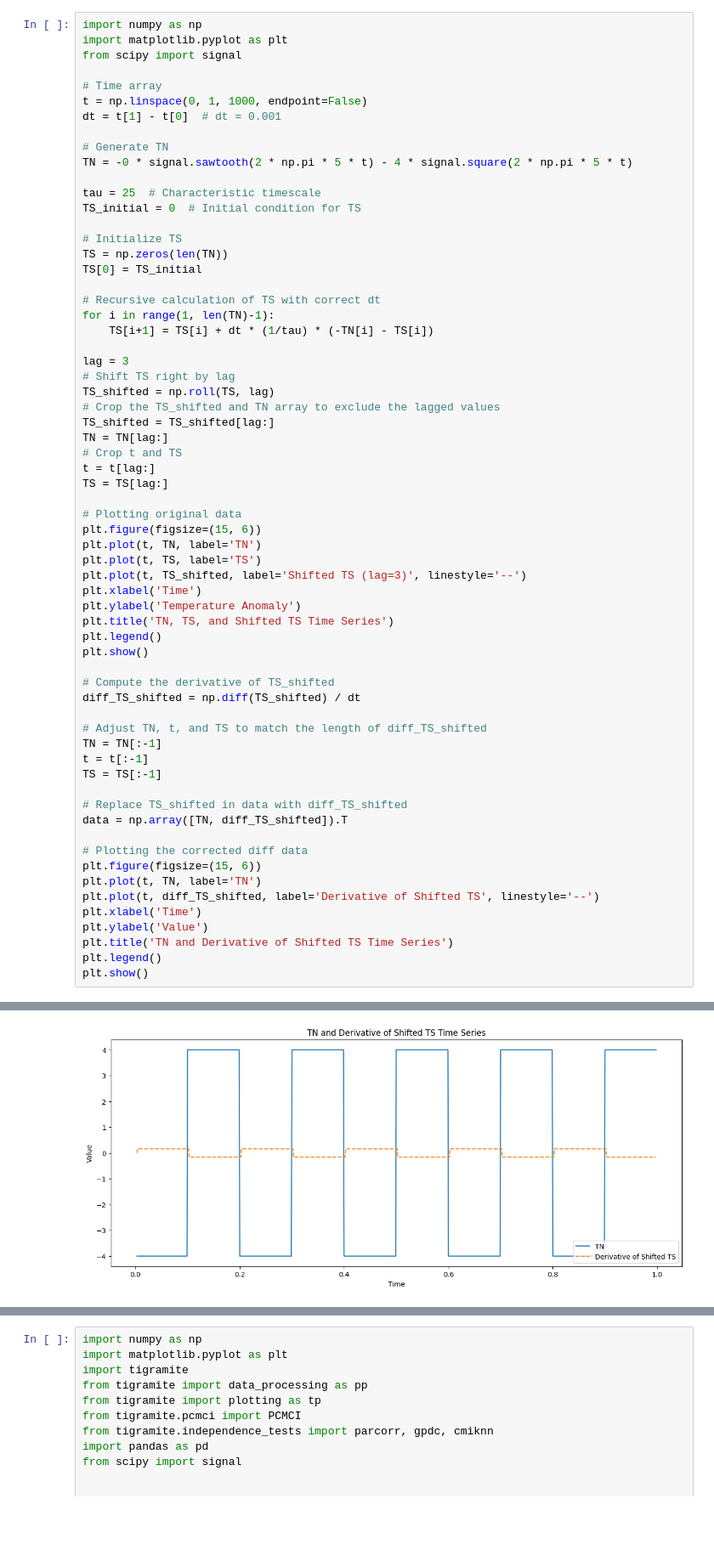
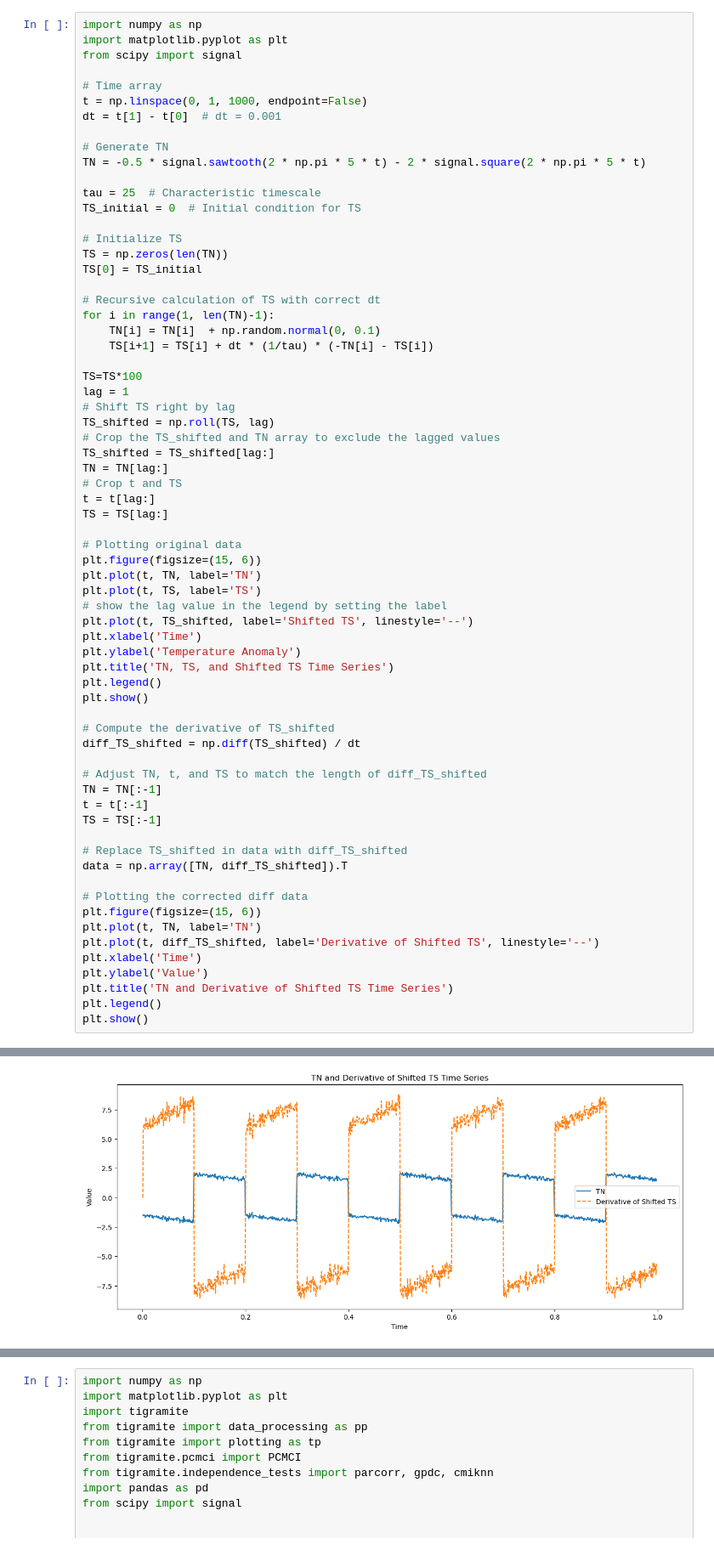
Before and after one commit to Peisong-Zheng/DO_causality, a Jupyter notebook: lag_SJ03_test_v2.ipynb, the cells around one changed output, grey strips where cells are left out. Shown at 85% size. Drawn from its saved outputs; the diff is of its cells as text; blank space fills up the shorter version.

```diff
--- a/lag_SJ03_test_v2.ipynb
+++ b/lag_SJ03_test_v2.ipynb
@@ -8,7 +252,7 @@ t = np.linspace(0, 1, 1000, endpoint=False)
 dt = t[1] - t[0]  # dt = 0.001
 
 # Generate TN
-TN = -0 * signal.sawtooth(2 * np.pi * 5 * t) - 4 * signal.square(2 * np.pi * 5 * t)
+TN = -0.5 * signal.sawtooth(2 * np.pi * 5 * t) - 2 * signal.square(2 * np.pi * 5 * t)
 
 tau = 25  # Characteristic timescale
 TS_initial = 0  # Initial condition for TS
@@ -19,9 +263,11 @@ TS[0] = TS_initial
 
 # Recursive calculation of TS with correct dt
 for i in range(1, len(TN)-1):
+    TN[i] = TN[i]  + np.random.normal(0, 0.1)
     TS[i+1] = TS[i] + dt * (1/tau) * (-TN[i] - TS[i])
 
-lag = 3
+TS=TS*100
+lag = 1
 # Shift TS right by lag
 TS_shifted = np.roll(TS, lag)
 # Crop the TS_shifted and TN array to exclude the lagged values
@@ -35,7 +281,8 @@ TS = TS[lag:]
 plt.figure(figsize=(15, 6))
 plt.plot(t, TN, label='TN')
 plt.plot(t, TS, label='TS')
-plt.plot(t, TS_shifted, label='Shifted TS (lag=3)', linestyle='--')
+# show the lag value in the legend by setting the label
+plt.plot(t, TS_shifted, label='Shifted TS', linestyle='--')
 plt.xlabel('Time')
 plt.ylabel('Temperature Anomaly')
 plt.title('TN, TS, and Shifted TS Time Series')
@@ -67 +314 @@ plt.show()
-[figure, old version]
+[figure, new version]
```
Also changed, not shown: parts of 7 cells of this notebook, 1 other file.
